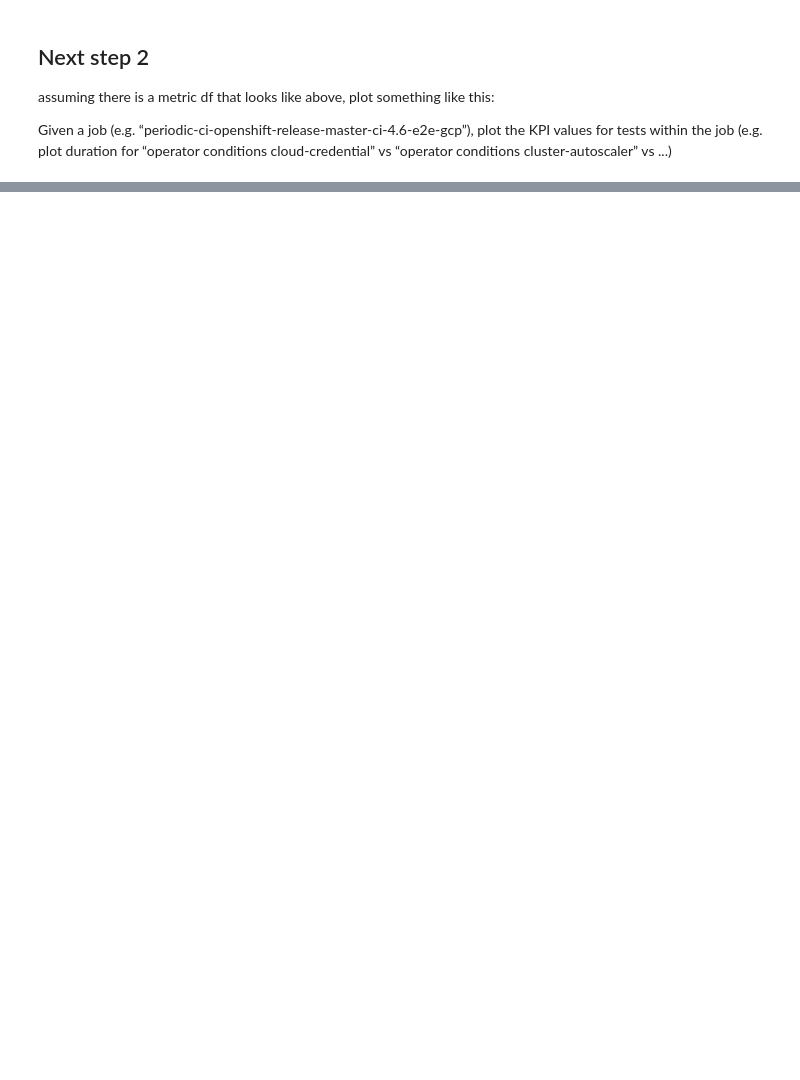
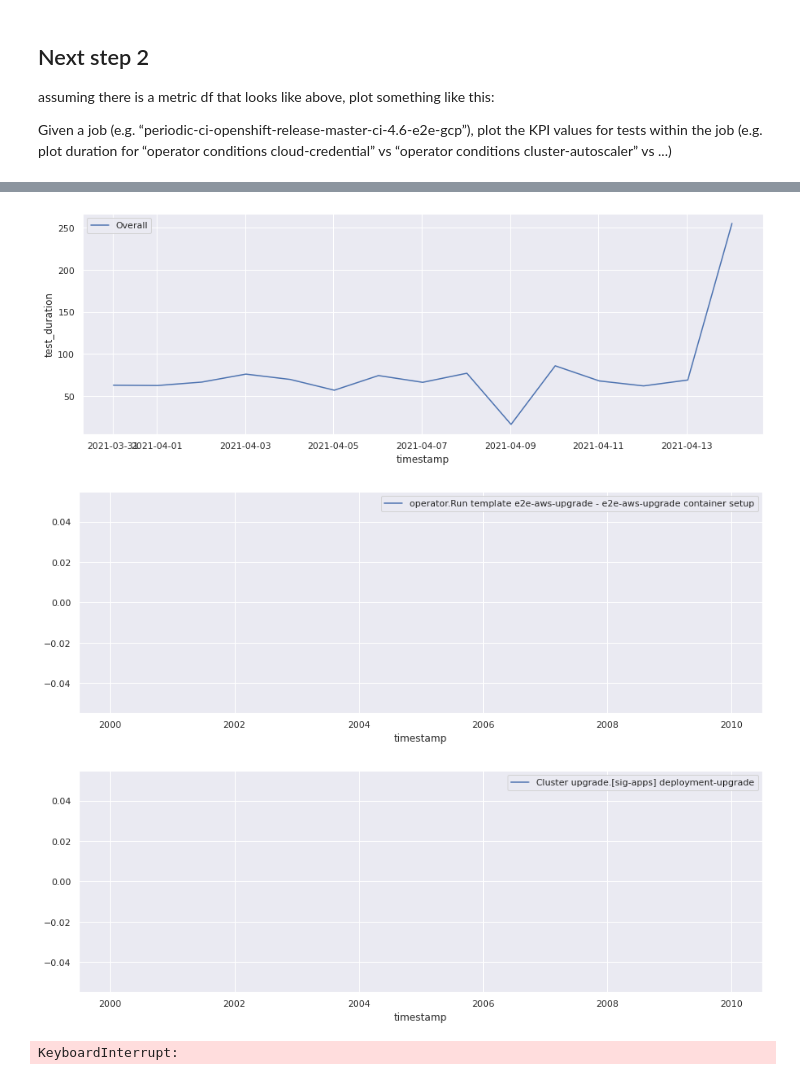
Before and after one commit to hemajv/ocp-ci-analysis, a Jupyter notebook: notebooks/data-sources/TestGrid/metrics/metrics_visualization.ipynb, the cells around one changed output, grey strips where cells are left out. Saved outputs shown, nothing was run; the diff lists cells and outputs as text; code cells hidden in the pictures; blank space fills up the shorter version.

```diff
--- a/notebooks/data-sources/TestGrid/metrics/metrics_visualization.ipynb
+++ b/notebooks/data-sources/TestGrid/metrics/metrics_visualization.ipynb
@@ -242,3 +170,7 @@ VBox(children=(Dropdown(options=('"redhat-assisted-installer"', '"redhat-openshi
 assuming there is a metric df that looks like above, plot something like this:
 
 Given a job (e.g. “periodic-ci-openshift-release-master-ci-4.6-e2e-gcp”), plot the KPI values for tests within the job (e.g. plot duration for “operator conditions cloud-credential” vs “operator conditions cluster-autoscaler” vs ...)
+# %%
+tab = '"redhat-openshift-ocp-release-4.1-informing"'
+grids = metric[metric['tab']==tab]['grid'].unique()
+print("\n\n============List of grids to choose from: =============== \n\n", grids)
@@ -244,0 +182,6 @@ Given a job (e.g. “periodic-ci-openshift-release-master-ci-4.6-e2e-gcp”), pl
+# %%
+grid = 'release-openshift-origin-installer-e2e-aws-upgrade-rollback-4.1'
+# %%
+df = metric.copy()
+df[(df['tab']==tab) & (df['grid'] == grid)]
+# df[(df['tab']==tab) & (df['grid'] == grid)]['test'].unique()
@@ -244,0 +202,19 @@ Given a job (e.g. “periodic-ci-openshift-release-master-ci-4.6-e2e-gcp”), pl
+# %%
+def plot_tests(tab, grid, df, metric_name):
+    for test in tqdm(df[(df['tab']==tab) & (df['grid'] == grid)]['test'].unique()):
+        grid_values = pd.DataFrame()
+        grid_values = df[
+            (df['tab']==tab) & \
+            (df['grid']==grid) & \
+            (df['test']==test)
+        ]
+        plt.figure()
+        sns.lineplot(x="timestamp", y = metric_name, data = grid_values, legend='brief', label=str(test))
+        plt.show()
+# %%
+plot_tests(tab, grid, metric, "test_duration" )
+# %% [output]
+[figure, added]
+[figure, added]
+[figure, added]
+KeyboardInterrupt:
```
Also changed, not shown: parts of 22 cells of this notebook.
